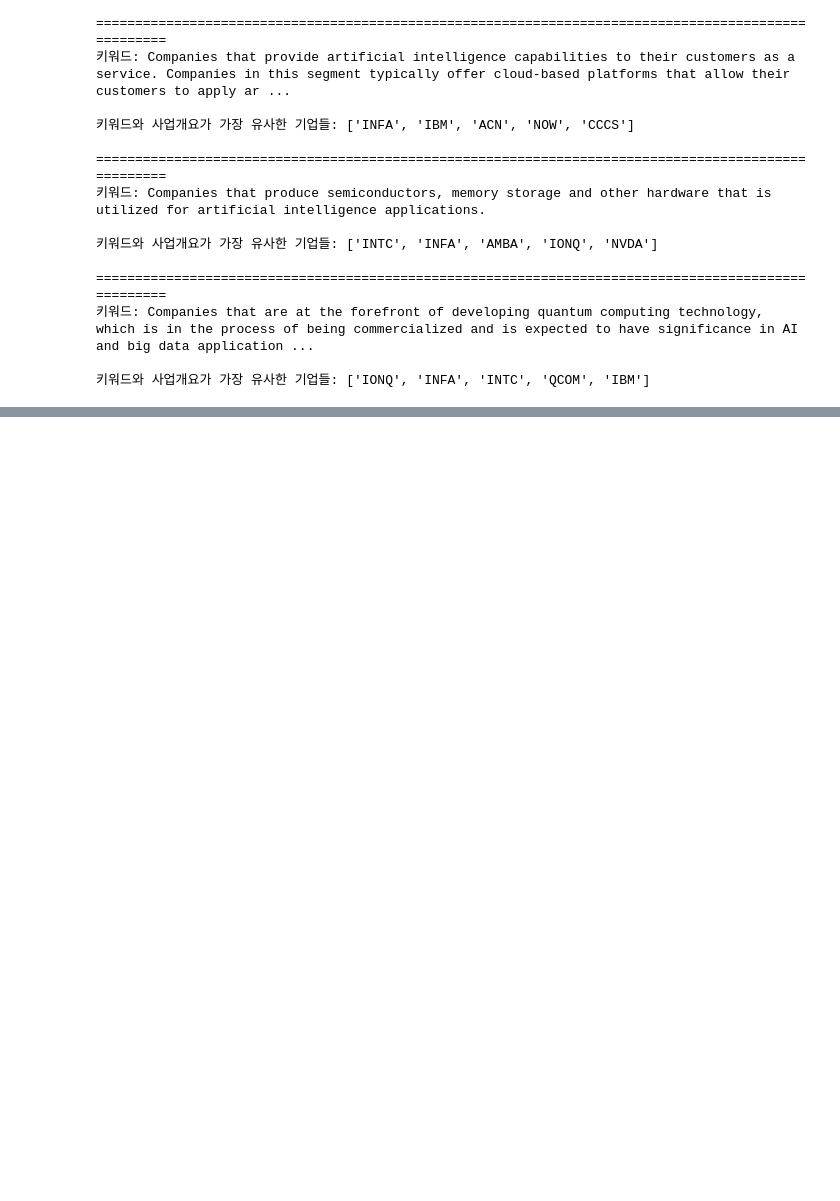
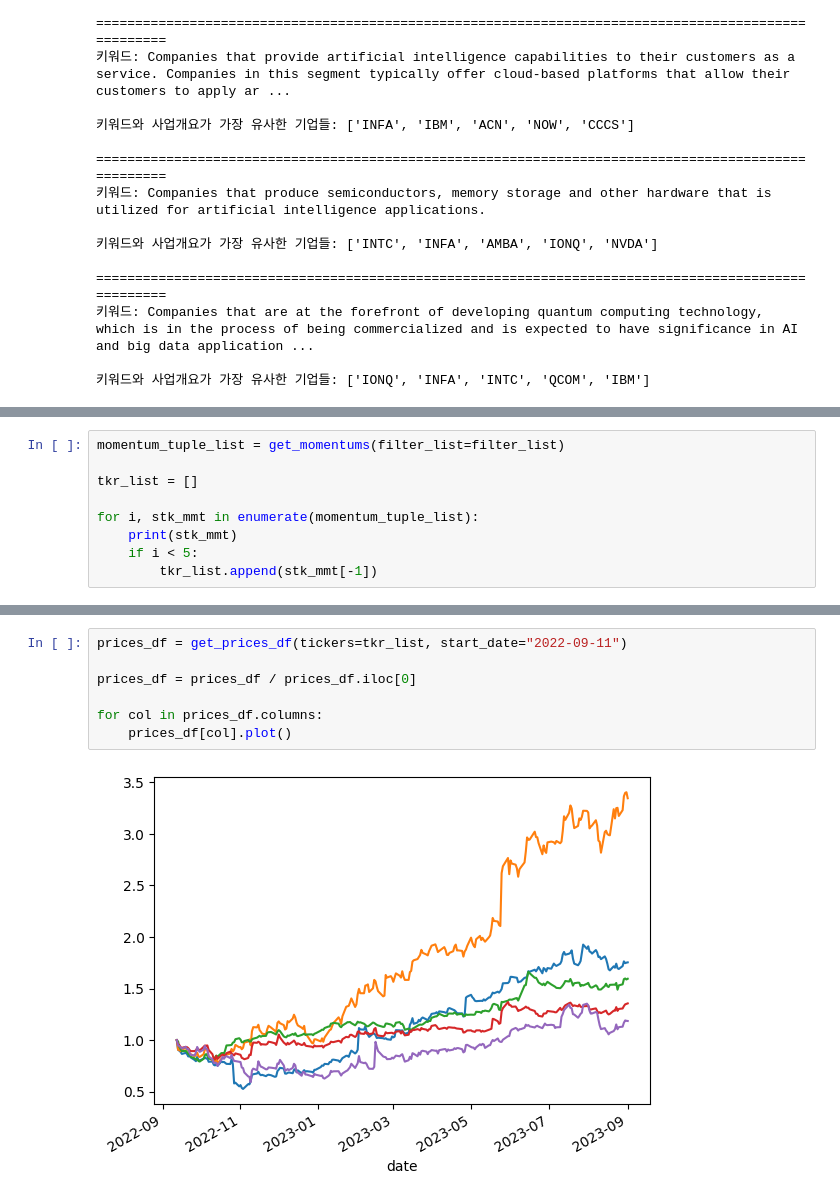
Before and after one commit to moongTnT/miraeasset-bigfesta-2023, a Jupyter notebook: 03-categorize_subtheme.ipynb, the cells around one changed output, grey strips where cells are left out. Cells and saved outputs as stored; diff of their text form; blank space fills up the shorter version.

```diff
--- a/03-categorize_subtheme.ipynb
+++ b/03-categorize_subtheme.ipynb
@@ -194,0 +196,9 @@ for stk_mmt in momentum_tuple_list:
+# %%
+momentum_tuple_list = get_momentums(filter_list=filter_list)
+
+tkr_list = []
+
+for i, stk_mmt in enumerate(momentum_tuple_list):
+    print(stk_mmt)
+    if i < 5:
+        tkr_list.append(stk_mmt[-1])
@@ -194,0 +218,9 @@ for stk_mmt in momentum_tuple_list:
+# %%
+prices_df = get_prices_df(tickers=tkr_list, start_date="2022-09-11")
+
+prices_df = prices_df / prices_df.iloc[0]
+
+for col in prices_df.columns:
+    prices_df[col].plot()
+# %% [output]
+[figure, added]
```
Also changed, not shown: parts of 3 cells of this notebook.
